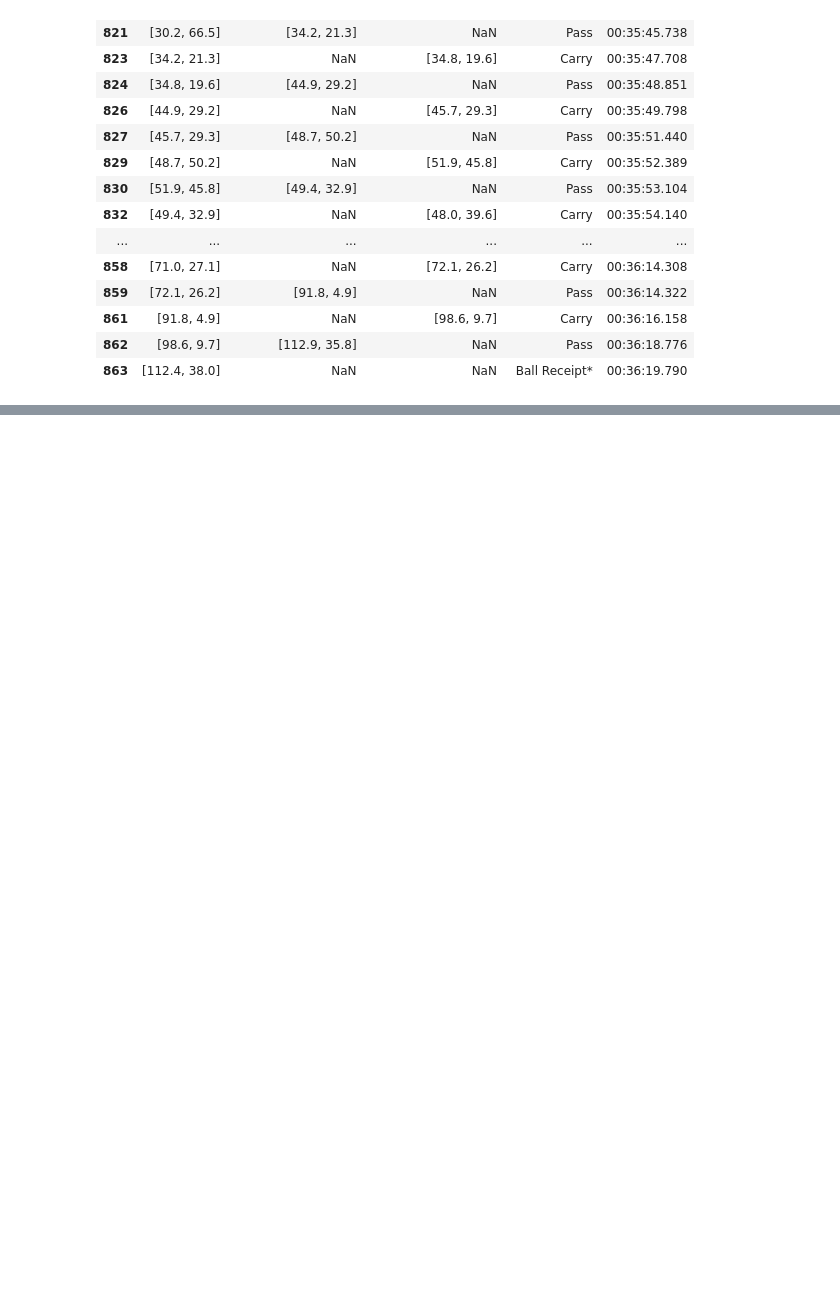
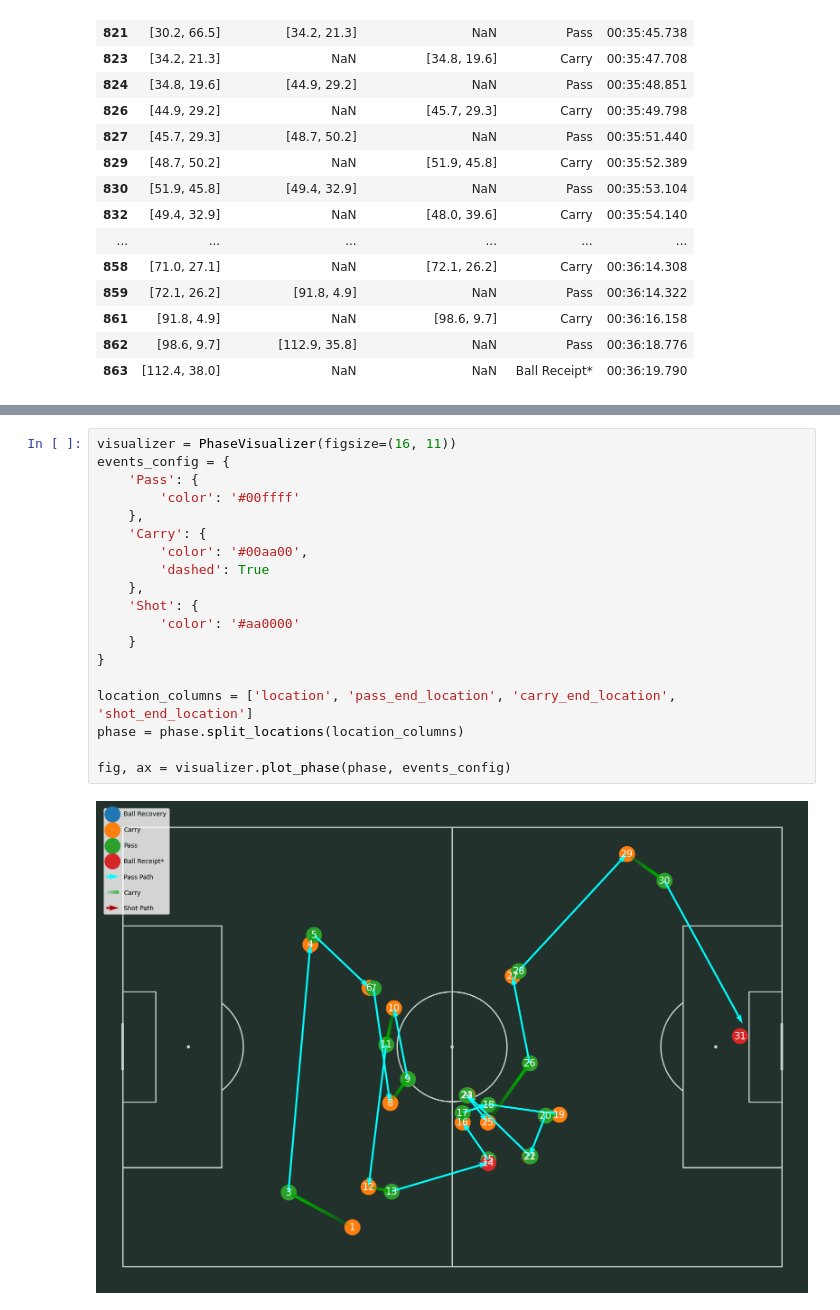
Before and after one commit to Amirparsa-Sal/Football-Tactical-Pattern-Recognition, a Jupyter notebook: notebooks/mpl_soccer_phase.ipynb, the cells around one changed output, grey strips where cells are left out. Drawn from its saved outputs; the diff is of its cells as text; blank space fills up the shorter version.

Commit message:
add visualization module

```diff
--- a/notebooks/mpl_soccer_phase.ipynb
+++ b/notebooks/mpl_soccer_phase.ipynb
@@ -126,0 +74,21 @@ ax.legend(loc='upper left', labelspacing=1.5)
+# %%
+visualizer = PhaseVisualizer(figsize=(16, 11))
+events_config = {
+    'Pass': {
+        'color': '#00ffff'
+    },
+    'Carry': {
+        'color': '#00aa00',
+        'dashed': True
+    },
+    'Shot': {
+        'color': '#aa0000'
+    }
+}
+
+location_columns = ['location', 'pass_end_location', 'carry_end_location', 'shot_end_location']
+phase = phase.split_locations(location_columns)
+
+fig, ax = visualizer.plot_phase(phase, events_config)
+# %% [output]
+[figure, added]
```
Also changed, not shown: parts of 3 cells of this notebook, 4 other files.
